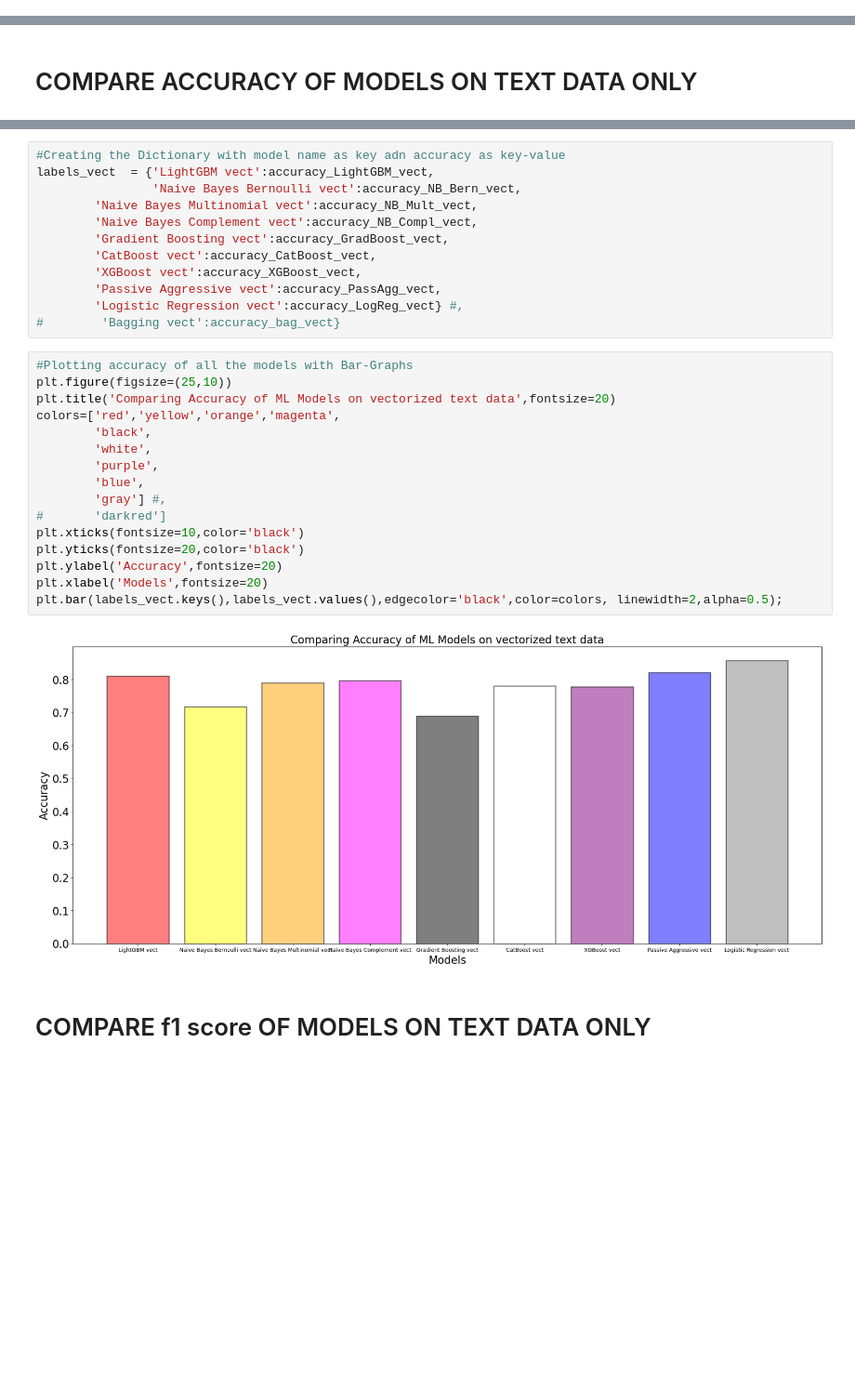
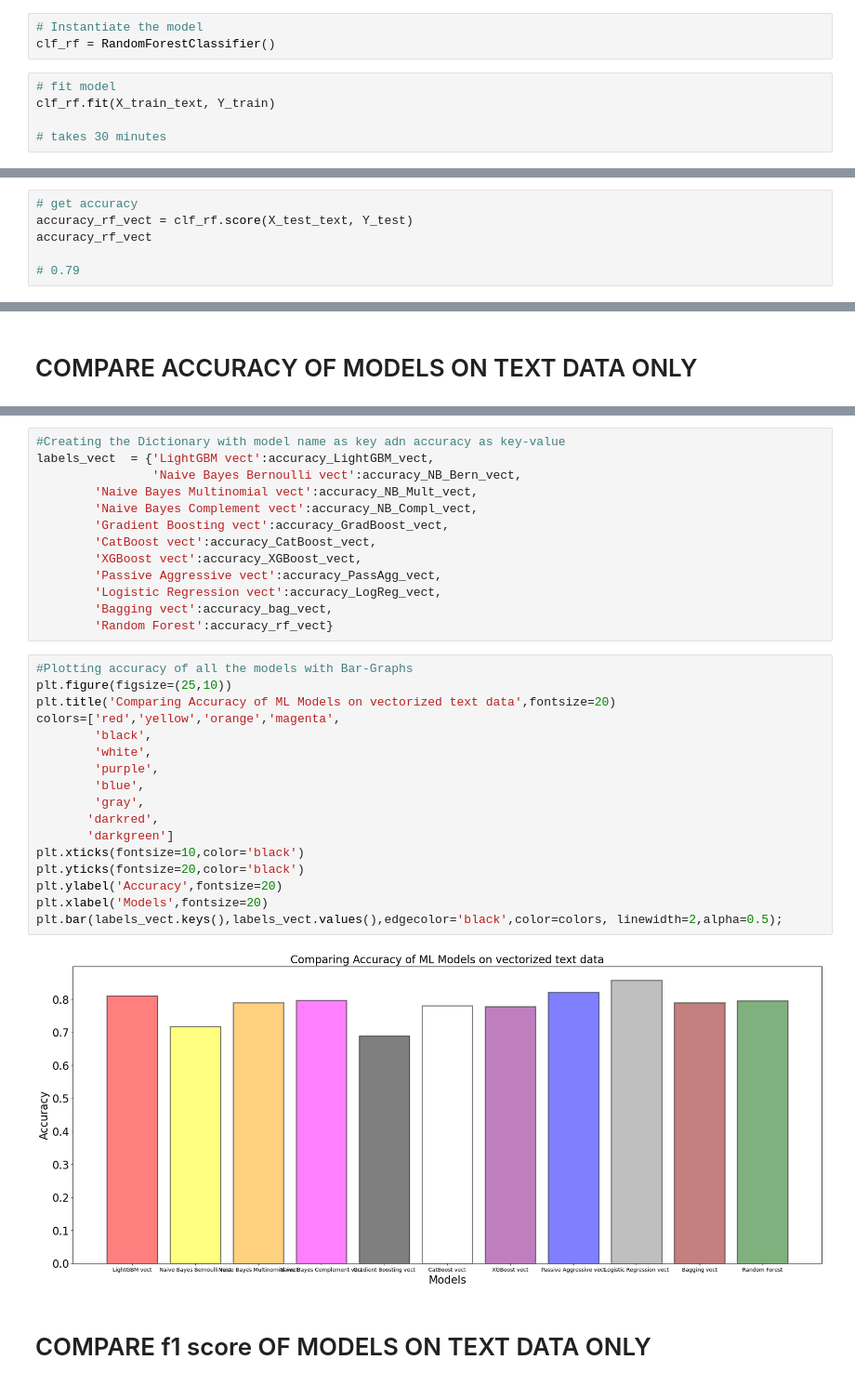
Before and after one commit to ElisaHofmann/fakenews, a Jupyter notebook: FakeNews_report2_ELISA_2023-06-06.ipynb, the cells around one changed output, grey strips where cells are left out. Shown at 93% size. Saved outputs shown, nothing was run; the diff lists cells and outputs as text; blank space fills up the shorter version.

```diff
--- a/FakeNews_report2_ELISA_2023-06-06.ipynb
+++ b/FakeNews_report2_ELISA_2023-06-06.ipynb
@@ -1257,0 +1311,8 @@ print(cf_matrix_bag_vect)
+# %%
+# Instantiate the model
+clf_rf = RandomForestClassifier()
+# %%
+# fit model
+clf_rf.fit(X_train_text, Y_train)
+
+# takes 30 minutes
@@ -1257,0 +1324,6 @@ print(cf_matrix_bag_vect)
+# %%
+# get accuracy
+accuracy_rf_vect = clf_rf.score(X_test_text, Y_test)
+accuracy_rf_vect
+
+# 0.79
@@ -1290,26 +1407,28 @@ labels_vect  = {'LightGBM vect':accuracy_LightGBM_vect,
         'CatBoost vect':accuracy_CatBoost_vect,
         'XGBoost vect':accuracy_XGBoost_vect,
         'Passive Aggressive vect':accuracy_PassAgg_vect,
-        'Logistic Regression vect':accuracy_LogReg_vect} #,
-#        'Bagging vect':accuracy_bag_vect}
+        'Logistic Regression vect':accuracy_LogReg_vect,
+        'Bagging vect':accuracy_bag_vect,
+        'Random Forest':accuracy_rf_vect}
 # %%
 #Plotting accuracy of all the models with Bar-Graphs
 plt.figure(figsize=(25,10))
 plt.title('Comparing Accuracy of ML Models on vectorized text data',fontsize=20)
 colors=['red','yellow','orange','magenta',
         'black',
         'white',
         'purple',
         'blue',
-        'gray'] #,
-#       'darkred']
+        'gray',
+       'darkred',
+       'darkgreen']
 plt.xticks(fontsize=10,color='black')
 plt.yticks(fontsize=20,color='black')
 plt.ylabel('Accuracy',fontsize=20)
 plt.xlabel('Models',fontsize=20)
 plt.bar(labels_vect.keys(),labels_vect.values(),edgecolor='black',color=colors, linewidth=2,alpha=0.5);
 # %% [output]
-[figure, old version]
+[figure, new version]
 # %% [markdown]
 # COMPARE f1 score OF MODELS ON TEXT DATA ONLY
 # %%
```
Also changed, not shown: parts of 81 cells of this notebook.
